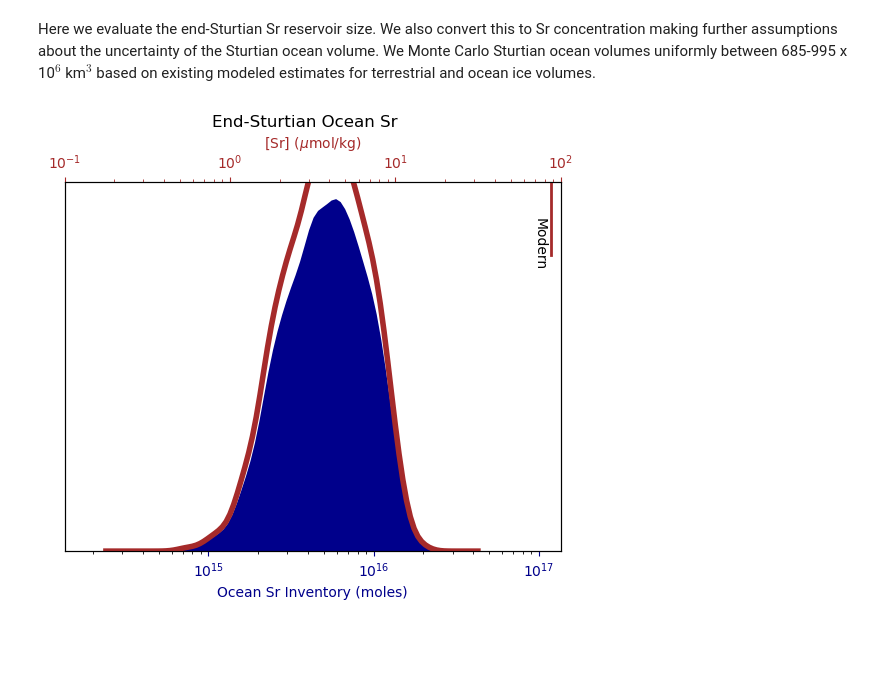
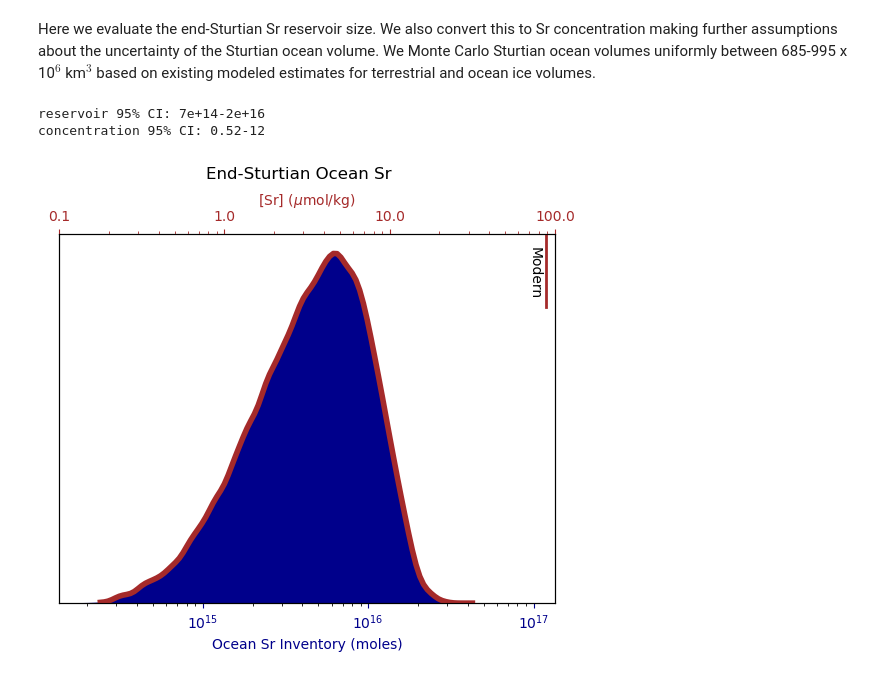
Before and after one commit to sarttiso/Neoproterozoic-strontium-box-model, a Jupyter notebook: strontium_box_model.ipynb, the cells around one changed output. Drawn from its saved outputs; the diff is of its cells as text; code cells hidden in the pictures; blank space fills up the shorter version.

```diff
--- a/strontium_box_model.ipynb
+++ b/strontium_box_model.ipynb
@@ -614,7 +615,7 @@ trace = az.from_netcdf('models/2025-02-04_smc_12-chains_5k.nc')
 As with the prior predictive model, we use the posterior draws for the parameters and then solve the ODE forward model to evaluate the posterior inference for the time evolution of the Sr reservoir and isotopic composition.
 # %%
 # get posterior samples
-n_sam = 60000
+n_sam = 100000
 posterior_params = az.extract(trace, num_samples=n_sam)
 
 F_ri_posterior = posterior_params.F_ri.to_numpy().squeeze()
@@ -931,7 +939,7 @@ idx = np.argmin(np.abs(t--661e6))
 N_snow = N_posteriors[:, idx]     # end sturt
 a_snow = alpha_posteriors[:, idx] # modeled 87Sr86Sr
 # %%
-n_samp = 2000
+n_samp = 100000
 
 # randomly sample posterior Ns and ocean volumes and monte carlo sr concentrations
 idx = np.random.choice(len(N_snow), size=n_samp, replace=False)
@@ -943,6 +951,12 @@ for ii in range(n_samp):
 # %%
 N_snow_kde = gaussian_kde(np.log10(N_snow))
 sr_concs_kde = gaussian_kde(np.log10(sr_concs))
+# %%
+print(f'reservoir 95% CI: {np.quantile(N_snow, 0.025):1.1g}-{np.quantile(N_snow, 0.975):1.1g}')
+print(f'concentration 95% CI: {np.quantile(sr_concs, 0.025):1.2g}-{np.quantile(sr_concs, 0.975):1.2g}')
+# %% [output]
+reservoir 95% CI: 7e+14-2e+16
+concentration 95% CI: 0.52-12
 # %%
 fig = plt.figure()
 
@@ -960,34 +974,35 @@ ax1.fill_between(bins, N_snow_kde(np.log10(bins)), facecolor=inv_c, alpha=1)
 ax1.set_xscale('log')
 ax1.set_xlim([1.35e14, 1.35e17])
 ax1.set_xlabel('Ocean Sr Inventory (moles)')
 ax1.xaxis.label.set_color(inv_c)
 
 
 # plot concentration umol/kg
 ax2 = plt.axes()
 ax2.patch.set_alpha(0)
 
 
 concs = np.logspace(-0.75, 1.5, 100)
 _ = ax2.plot(concs, sr_concs_kde(np.log10(concs)), color=conc_c, linewidth=4)
 ax2.axvline(88, ymin=0.8, color=conc_c, linewidth=2)
 ax2.text(75, 1, 'Modern', rotation=-90, ha='center')
 
 ax2.set_xscale('log')
-ax2.set_ylim([0, 1.3])
+ax2.set_ylim([0, 1.2])
 ax2.set_xlim([.1, 100])
 ax2.set_xlabel('[Sr] ($\\mu$mol/kg)')
 ax2.xaxis.label.set_color(conc_c)
 ax2.xaxis.set_label_position('top')
 
 ax2.tick_params(axis='x', which='both', top=True, labeltop=True, bottom=False, labelbottom=False, colors=conc_c)
 ax2.tick_params(axis='y', left=False, labelleft=False, right=False, labelright=False)
+ax2.xaxis.set_major_formatter(mticker.ScalarFormatter())
 
 plt.suptitle('End-Sturtian Ocean Sr', y=1.02)
 
-# plt.savefig('figures/end-sturt_sr.pdf', format='pdf', dpi=600, bbox_inches='tight')
-# plt.savefig('figures/end-sturt_sr.png', format='png', dpi=600, bbox_inches='tight')
+plt.savefig('figures/end-sturt_sr.pdf', format='pdf', dpi=600, bbox_inches='tight')
+plt.savefig('figures/end-sturt_sr.png', format='png', dpi=600, bbox_inches='tight')
 
 plt.show()
 # %% [output]
-[figure, old version]
+[figure, new version]
```
Also changed, not shown: parts of 11 cells of this notebook, 13 other files.
